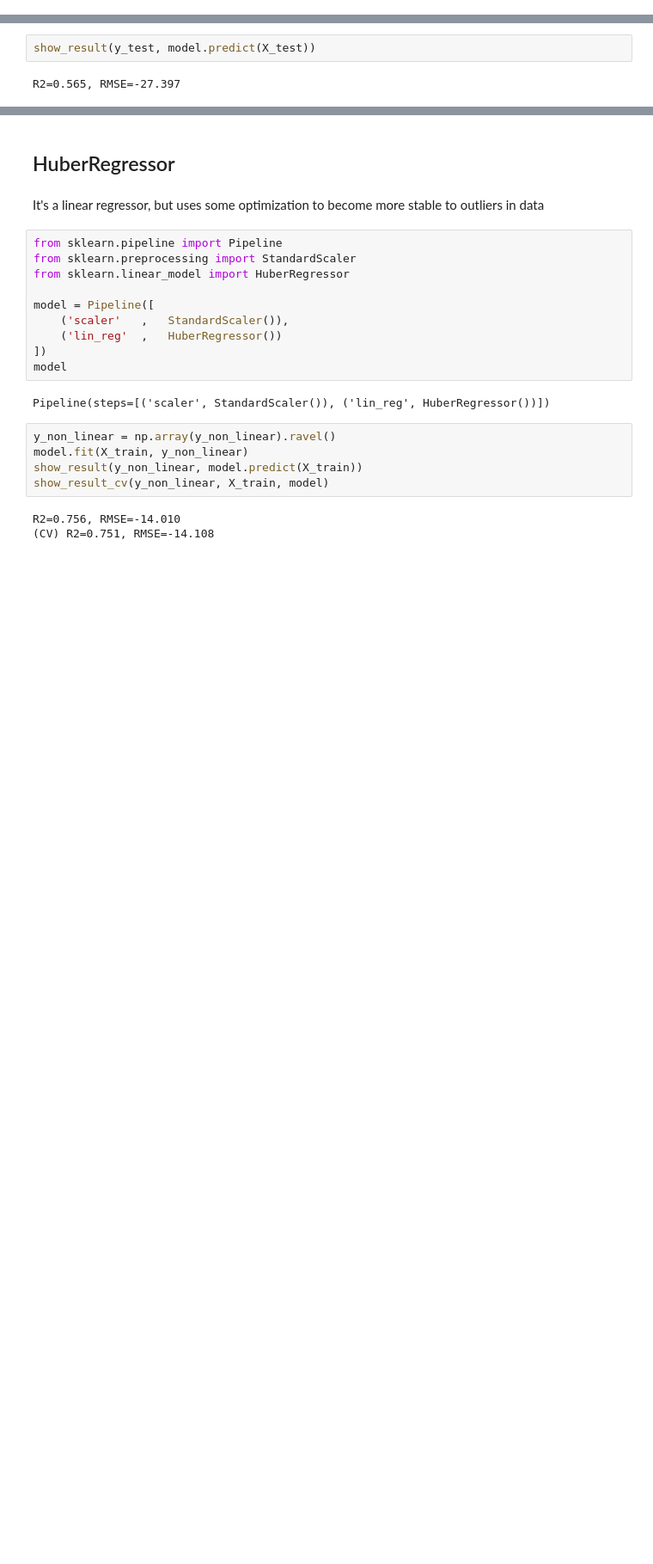
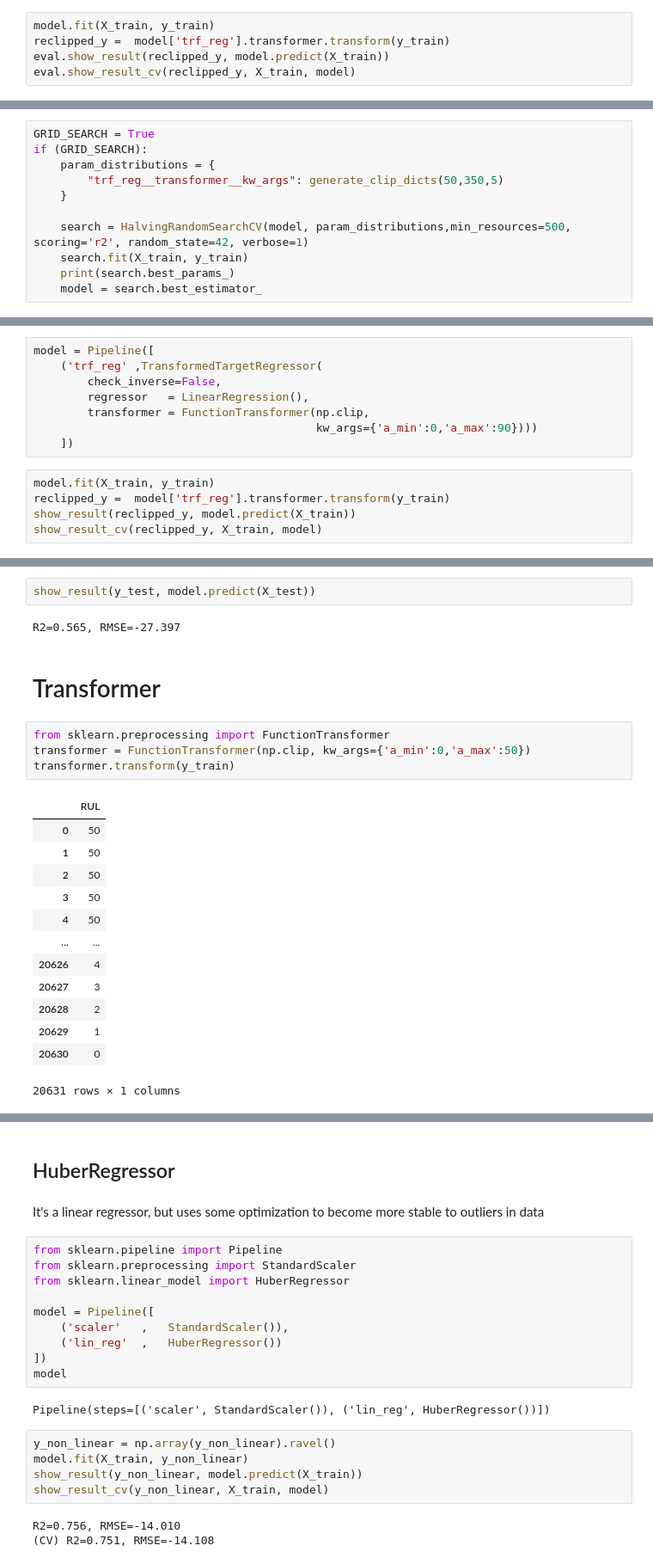
Before and after one commit to arthursl12/POC1, a Jupyter notebook: POC1_Turbofan_FD001_Model.ipynb, the cells around one changed output, grey strips where cells are left out. Shown at 86% size. Cells and saved outputs as stored; diff of their text form; blank space fills up the shorter version.

```diff
--- a/POC1_Turbofan_FD001_Model.ipynb
+++ b/POC1_Turbofan_FD001_Model.ipynb
@@ -248,0 +366,5 @@ y_non_linear.head()
+# %%
+model.fit(X_train, y_train)
+reclipped_y =  model['trf_reg'].transformer.transform(y_train)
+eval.show_result(reclipped_y, model.predict(X_train))
+eval.show_result_cv(reclipped_y, X_train, model)
@@ -248,0 +378,11 @@ y_non_linear.head()
+# %%
+GRID_SEARCH = True
+if (GRID_SEARCH):
+    param_distributions = {
+        "trf_reg__transformer__kw_args": generate_clip_dicts(50,350,5)
+    }
+
+    search = HalvingRandomSearchCV(model, param_distributions,min_resources=500, scoring='r2', random_state=42, verbose=1)
+    search.fit(X_train, y_train)
+    print(search.best_params_)
+    model = search.best_estimator_
@@ -248,0 +435,13 @@ y_non_linear.head()
+# %%
+model = Pipeline([
+    ('trf_reg' ,TransformedTargetRegressor(
+        check_inverse=False,
+        regressor   = LinearRegression(),
+        transformer = FunctionTransformer(np.clip,
+                                          kw_args={'a_min':0,'a_max':90})))
+    ])
+# %%
+model.fit(X_train, y_train)
+reclipped_y =  model['trf_reg'].transformer.transform(y_train)
+show_result(reclipped_y, model.predict(X_train))
+show_result_cv(reclipped_y, X_train, model)
@@ -308,3 +508,23 @@ X_test = X_test.drop(index_cols+settings_cols, axis=1)
 show_result(y_test, model.predict(X_test))
 # %% [output]
 R2=0.565, RMSE=-27.397
+# %% [markdown]
+# Transformer
+# %%
+from sklearn.preprocessing import FunctionTransformer
+transformer = FunctionTransformer(np.clip, kw_args={'a_min':0,'a_max':50})
+transformer.transform(y_train)
+# %% [output]
+|  | RUL |
+| 0 | 50 |
+| 1 | 50 |
+| 2 | 50 |
+| 3 | 50 |
+| 4 | 50 |
+| ... | ... |
+| 20626 | 4 |
+| 20627 | 3 |
+| 20628 | 2 |
+| 20629 | 1 |
+| 20630 | 0 |
+20631 rows × 1 columns
```
Also changed, not shown: parts of 65 cells of this notebook.
